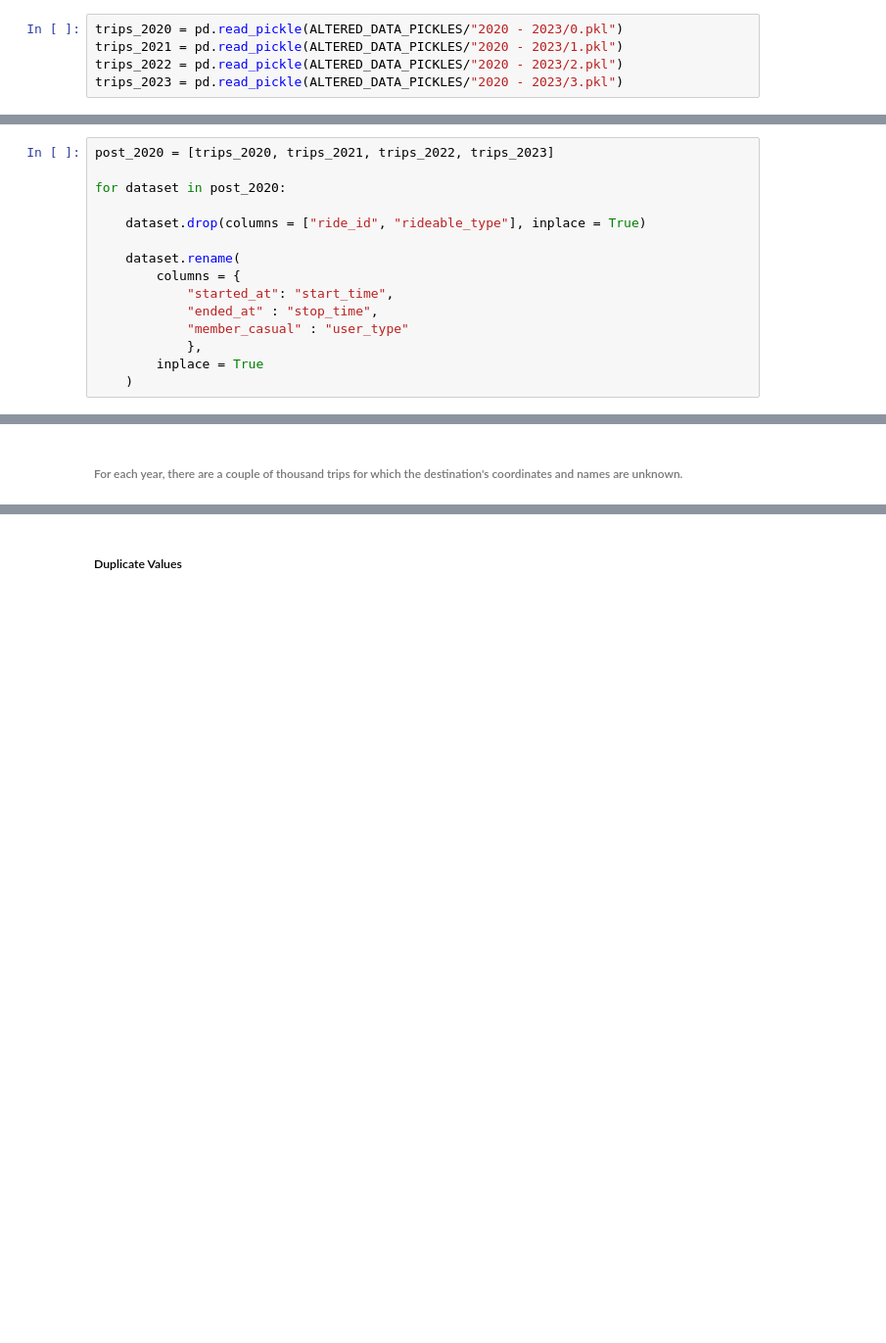
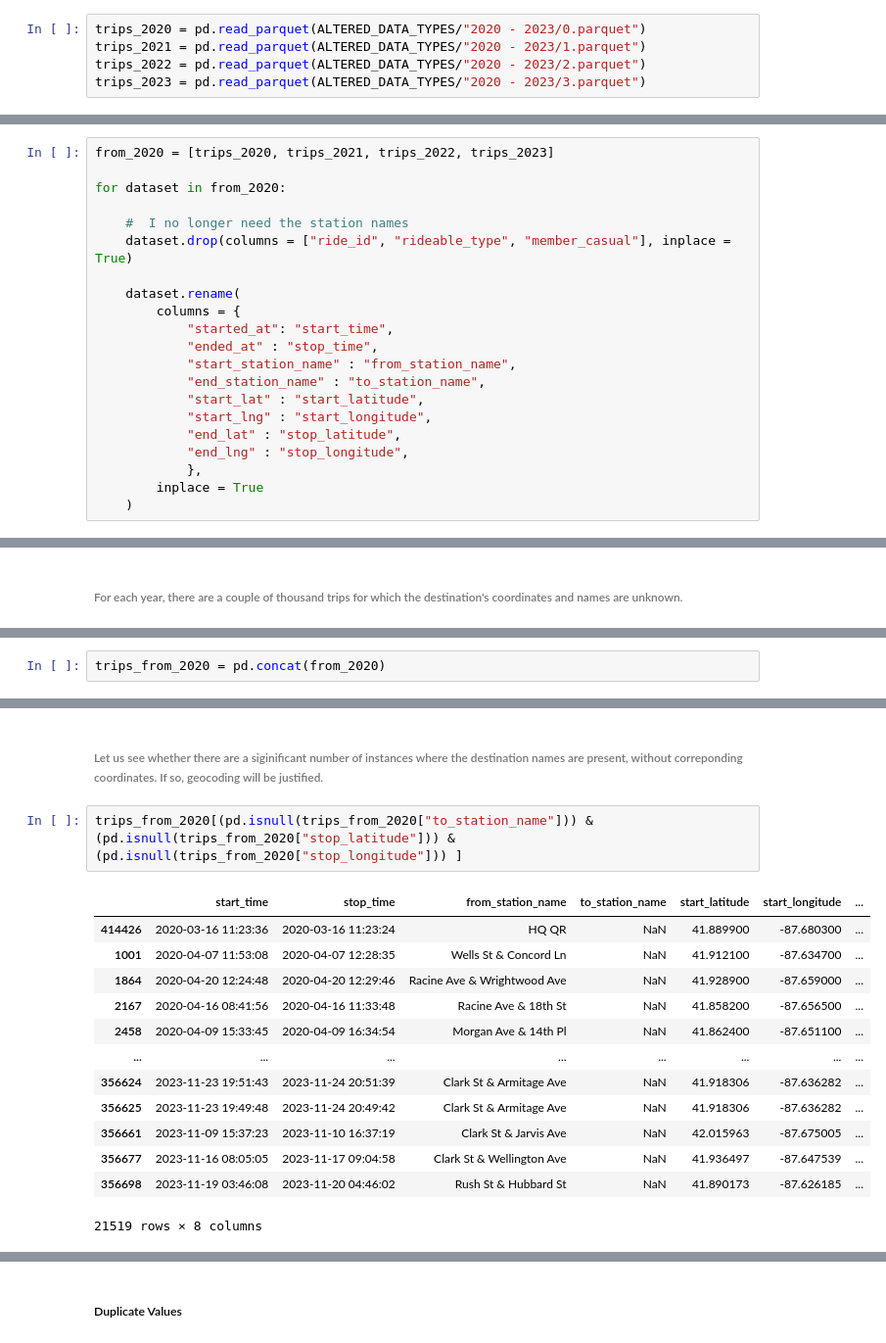
Before and after one commit to richizo/Hourly-Divvy-Trip-Predictor, a Jupyter notebook: notebooks/03_DATA_CLEANING.ipynb, the cells around one changed output, grey strips where cells are left out. Shown at 98% size. Drawn from its saved outputs; the diff is of its cells as text; blank space fills up the shorter version.

```diff
--- a/notebooks/03_DATA_CLEANING.ipynb
+++ b/notebooks/03_DATA_CLEANING.ipynb
@@ -514,5 +454,5 @@ origins_with_points
 # %%
-trips_2020 = pd.read_pickle(ALTERED_DATA_PICKLES/"2020 - 2023/0.pkl")
-trips_2021 = pd.read_pickle(ALTERED_DATA_PICKLES/"2020 - 2023/1.pkl")
-trips_2022 = pd.read_pickle(ALTERED_DATA_PICKLES/"2020 - 2023/2.pkl")
-trips_2023 = pd.read_pickle(ALTERED_DATA_PICKLES/"2020 - 2023/3.pkl")
+trips_2020 = pd.read_parquet(ALTERED_DATA_TYPES/"2020 - 2023/0.parquet")
+trips_2021 = pd.read_parquet(ALTERED_DATA_TYPES/"2020 - 2023/1.parquet")
+trips_2022 = pd.read_parquet(ALTERED_DATA_TYPES/"2020 - 2023/2.parquet")
+trips_2023 = pd.read_parquet(ALTERED_DATA_TYPES/"2020 - 2023/3.parquet")
@@ -519,15 +461,21 @@ trips_2023 = pd.read_pickle(ALTERED_DATA_PICKLES/"2020 - 2023/3.pkl")
 # %%
-post_2020 = [trips_2020, trips_2021, trips_2022, trips_2023]
+from_2020 = [trips_2020, trips_2021, trips_2022, trips_2023]
 
-for dataset in post_2020:
+for dataset in from_2020:
 
-    dataset.drop(columns = ["ride_id", "rideable_type"], inplace = True)
+    #  I no longer need the station names
+    dataset.drop(columns = ["ride_id", "rideable_type", "member_casual"], inplace = True)
 
     dataset.rename(
         columns = {
             "started_at": "start_time",
             "ended_at" : "stop_time",
-            "member_casual" : "user_type"
+            "start_station_name" : "from_station_name",
+            "end_station_name" : "to_station_name",
+            "start_lat" : "start_latitude",
+            "start_lng" : "start_longitude",
+            "end_lat" : "stop_latitude",
+            "end_lng" : "stop_longitude",
             },
         inplace = True
     )
@@ -602,0 +486,2 @@ for dataset in post_2020:
+# %%
+trips_from_2020 = pd.concat(from_2020)
@@ -602,0 +500,19 @@ for dataset in post_2020:
+# %% [markdown]
+###### Let us see whether there are a siginificant number of instances where the destination names are present, without correponding coordinates. If so, geocoding will be justified.
+# %%
+trips_from_2020[(pd.isnull(trips_from_2020["to_station_name"])) & (pd.isnull(trips_from_2020["stop_latitude"])) &
+(pd.isnull(trips_from_2020["stop_longitude"])) ]
+# %% [output]
+|  | start_time | stop_time | from_station_name | to_station_name | start_latitude | start_longitude | ... |
+| 414426 | 2020-03-16 11:23:36 | 2020-03-16 11:23:24 | HQ QR | NaN | 41.889900 | -87.680300 | ... |
+| 1001 | 2020-04-07 11:53:08 | 2020-04-07 12:28:35 | Wells St & Concord Ln | NaN | 41.912100 | -87.634700 | ... |
+| 1864 | 2020-04-20 12:24:48 | 2020-04-20 12:29:46 | Racine Ave & Wrightwood Ave | NaN | 41.928900 | -87.659000 | ... |
+| 2167 | 2020-04-16 08:41:56 | 2020-04-16 11:33:48 | Racine Ave & 18th St | NaN | 41.858200 | -87.656500 | ... |
+| 2458 | 2020-04-09 15:33:45 | 2020-04-09 16:34:54 | Morgan Ave & 14th Pl | NaN | 41.862400 | -87.651100 | ... |
+| ... | ... | ... | ... | ... | ... | ... | ... |
+| 356624 | 2023-11-23 19:51:43 | 2023-11-24 20:51:39 | Clark St & Armitage Ave | NaN | 41.918306 | -87.636282 | ... |
+| 356625 | 2023-11-23 19:49:48 | 2023-11-24 20:49:42 | Clark St & Armitage Ave | NaN | 41.918306 | -87.636282 | ... |
+| 356661 | 2023-11-09 15:37:23 | 2023-11-10 16:37:19 | Clark St & Jarvis Ave | NaN | 42.015963 | -87.675005 | ... |
+| 356677 | 2023-11-16 08:05:05 | 2023-11-17 09:04:58 | Clark St & Wellington Ave | NaN | 41.936497 | -87.647539 | ... |
+| 356698 | 2023-11-19 03:46:08 | 2023-11-20 04:46:02 | Rush St & Hubbard St | NaN | 41.890173 | -87.626185 | ... |
+21519 rows × 8 columns
```
Also changed, not shown: parts of 144 cells of this notebook, 8 other files.
